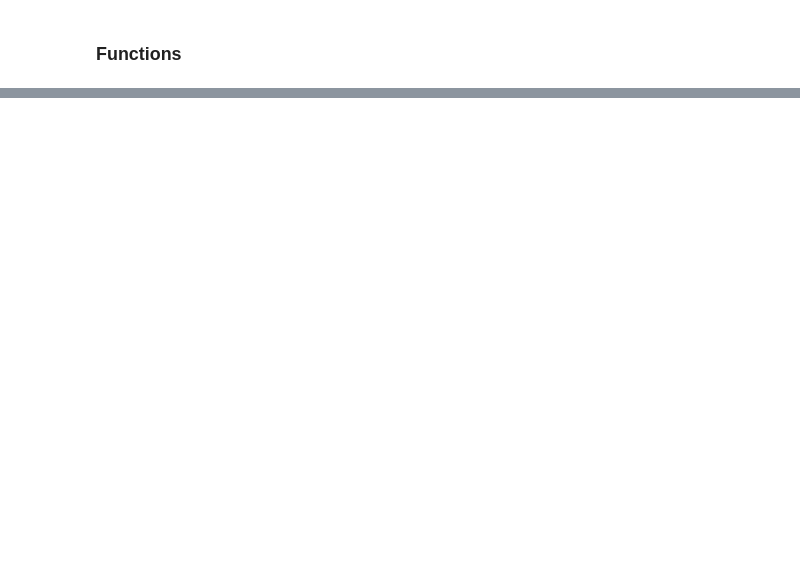
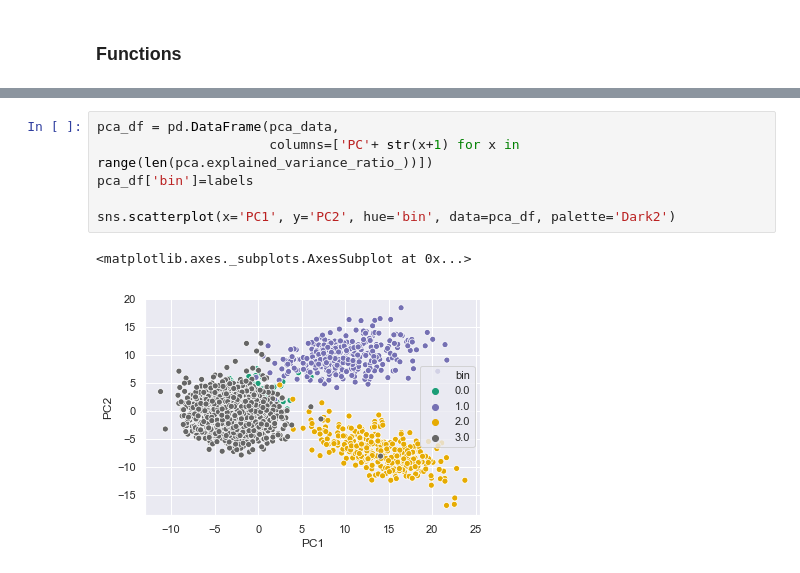
Before and after one commit to KubaWojciechowski/MetaBinQ, a Jupyter notebook: tnf_stats.ipynb, the cells around one changed output, grey strips where cells are left out. Saved outputs shown, nothing was run; the diff lists cells and outputs as text; blank space fills up the shorter version.

```diff
--- a/tnf_stats.ipynb
+++ b/tnf_stats.ipynb
@@ -274,0 +371,9 @@ sns.distplot(contig_corr, kde=False)
+# %%
+pca_df = pd.DataFrame(pca_data,
+                      columns=['PC'+ str(x+1) for x in range(len(pca.explained_variance_ratio_))])
+pca_df['bin']=labels
+
+sns.scatterplot(x='PC1', y='PC2', hue='bin', data=pca_df, palette='Dark2')
+# %% [output]
+<matplotlib.axes._subplots.AxesSubplot at 0x...>
+[figure, added]
```
Also changed, not shown: parts of 14 cells of this notebook.
